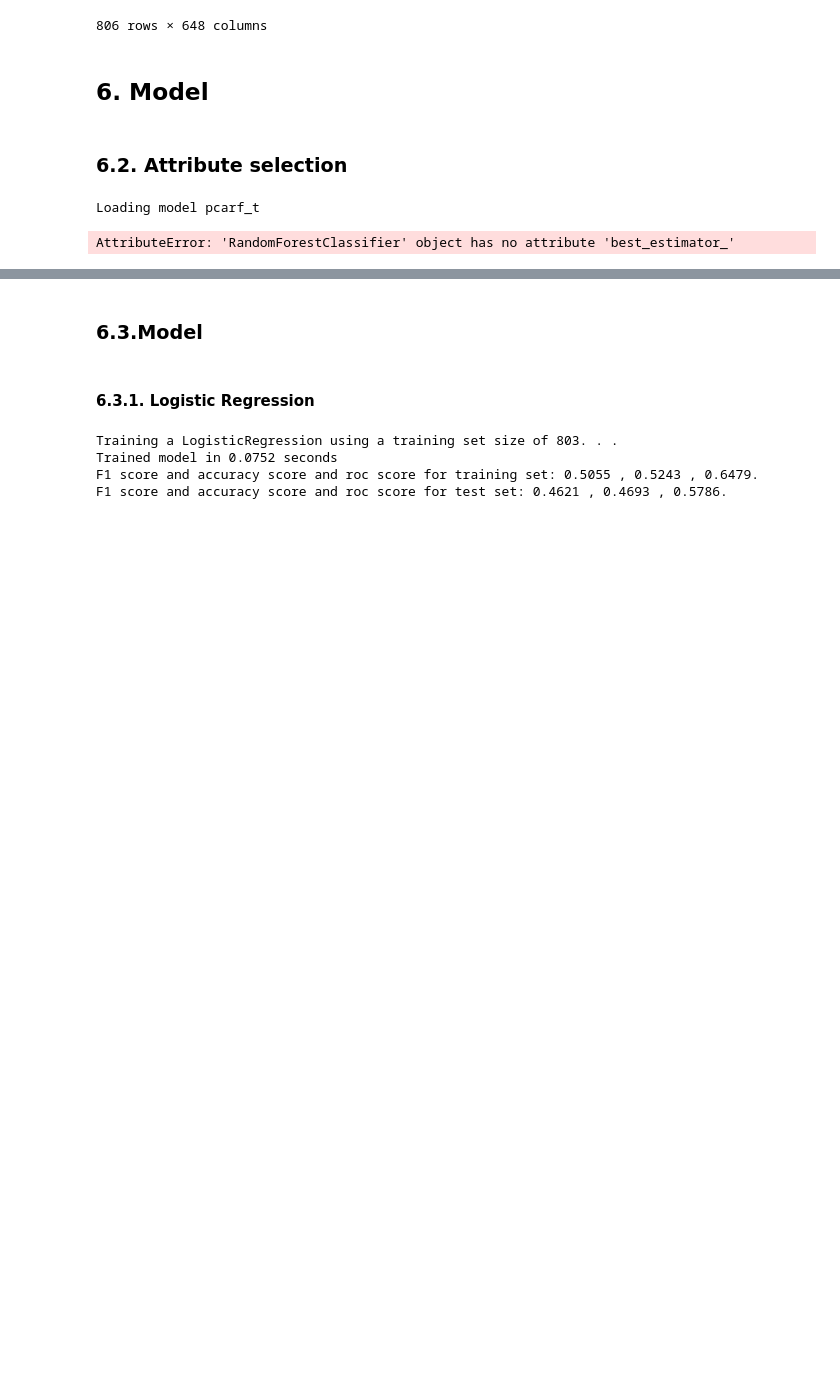
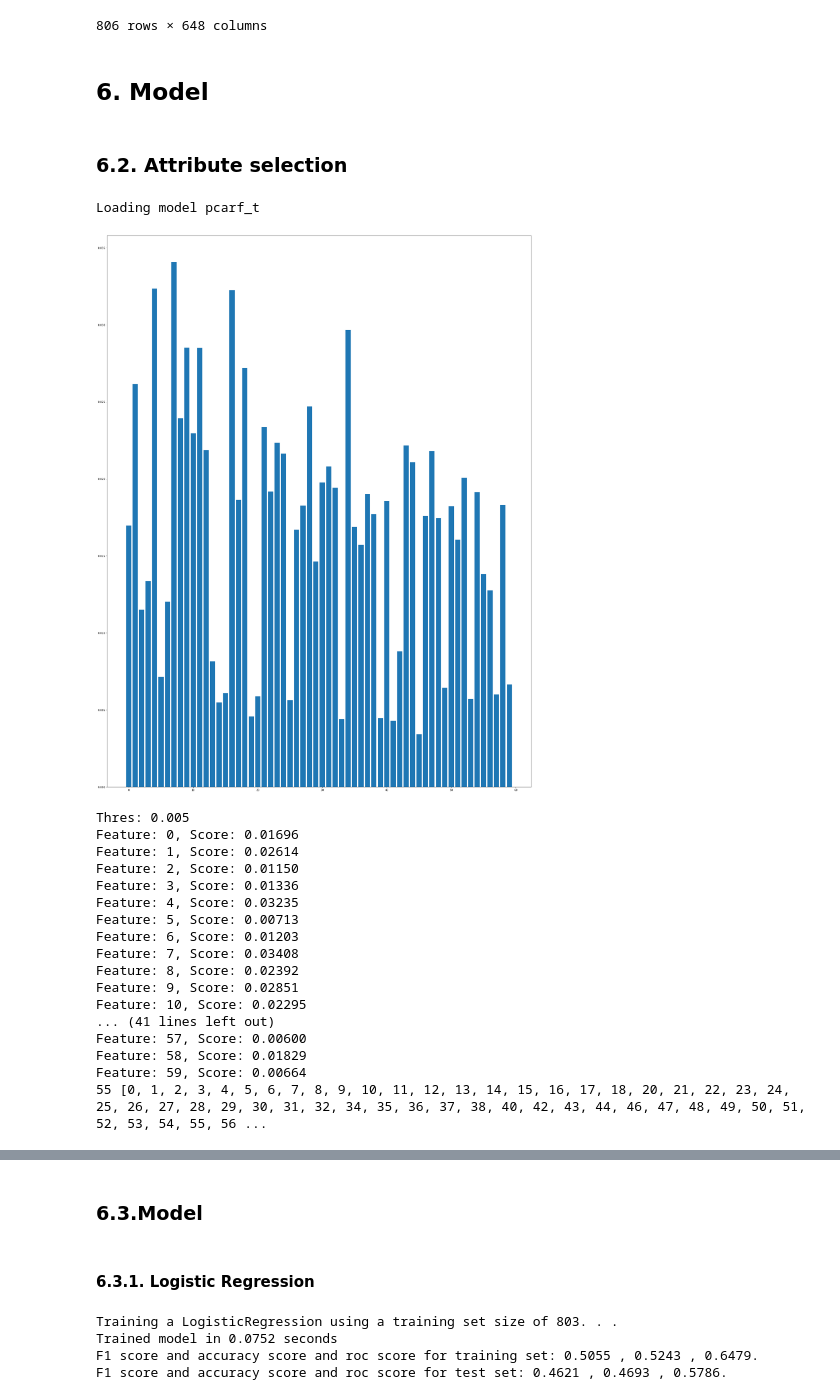
Before and after one commit to minhngt62/ds-epl-matches, a Jupyter notebook: notebooks/04.5_short_modelling.ipynb, the cells around one changed output, grey strips where cells are left out. Drawn from its saved outputs; the diff is of its cells as text; code cells hidden in the pictures; blank space fills up the shorter version.

```diff
--- a/notebooks/04.5_short_modelling.ipynb
+++ b/notebooks/04.5_short_modelling.ipynb
@@ -322,29 +322,46 @@ X_train
 # %%
 importance = np.zeros((1,len(X_train.columns)))
 #     model = XGBClassifier()
 model = load_model(para['name']+"rf_t")
 
 # fit the model
-model.best_estimator_.fit(X_train, y_train)
+model.fit(X_train, y_train)
 # get importance
 importance = model.feature_importances_
 
 # plot feature importance
 plt.figure(figsize=(30,40))
 plt.bar([x for x in range(len(importance))], [x for x in importance])
 plt.show()
 
 thes = float(input('Thres: '))
 # summarize feature importance
 idx = []
 for i,v in enumerate(importance):
     if v > thes :
         idx.append(i)
         print('Feature: %0d, Score: %.5f' % (i,v))
 print(len(idx),idx)
 # %% [output]
 Loading model pcarf_t
+[figure, added]
-AttributeError: 'RandomForestClassifier' object has no attribute 'best_estimator_'
+Thres: 0.005
+Feature: 0, Score: 0.01696
+Feature: 1, Score: 0.02614
+Feature: 2, Score: 0.01150
+Feature: 3, Score: 0.01336
+Feature: 4, Score: 0.03235
+Feature: 5, Score: 0.00713
+Feature: 6, Score: 0.01203
+Feature: 7, Score: 0.03408
+Feature: 8, Score: 0.02392
+Feature: 9, Score: 0.02851
+Feature: 10, Score: 0.02295
+... (41 lines left out)
+Feature: 57, Score: 0.00600
+Feature: 58, Score: 0.01829
+Feature: 59, Score: 0.00664
+55 [0, 1, 2, 3, 4, 5, 6, 7, 8, 9, 10, 11, 12, 13, 14, 15, 16, 17, 18, 20, 21, 22, 23, 24, 25, 26, 27, 28, 29, 30, 31, 32, 34, 35, 36, 37, 38, 40, 42, 43, 44, 46, 47, 48, 49, 50, 51, 52, 53, 54, 55, 56 ...
 # %%
 corr_target = X_train.corrwith(y_train)
 corr_other = X_train.corr()
```
